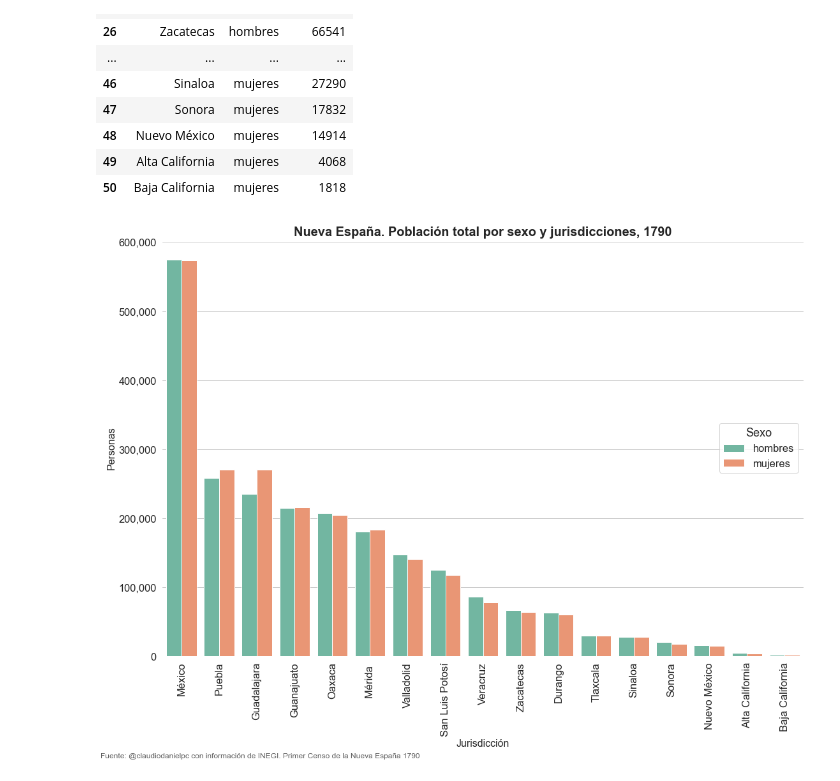
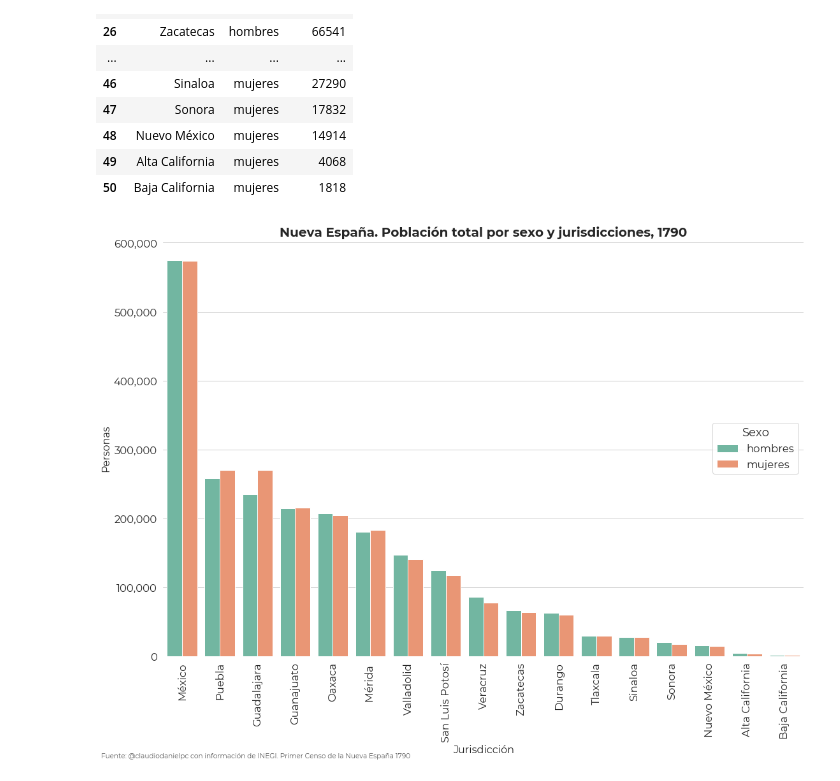
Before and after one commit to claudiodanielpc/censo, a Jupyter notebook: población/censo1790.ipynb, the cells around one changed output. Saved outputs shown, nothing was run; the diff lists cells and outputs as text; code cells hidden in the pictures.

```diff
--- a/población/censo1790.ipynb
+++ b/población/censo1790.ipynb
@@ -121,32 +122,33 @@ df
 | 50 | Baja California | mujeres | 1818 |
 # %%
 #Figura
-#Parámetros de Seaborn
+#Parámetros de Seaborn y fuente
 sns.set(font_scale = 1.5)
 sns.set_palette('Set2')
 sns.set_style("whitegrid")
+rcParams['font.family'] = 'Montserrat'
 
 
 #Definición de la figura
 f, ax = plt.subplots(figsize = (18,12))
 #Grafica de barras
 sns.barplot(x = 'juris', y = 'personas', hue="tipo", data = df,ci=None)
 #Formato de ejes
 plt.ylabel("Personas", size=16)
 plt.xlabel("Jurisdicción", size=16)
 plt.title("Nueva España. Población total por sexo y jurisdicciones, 1790", size=20, fontweight="bold")
 plt.xticks(rotation=90)
 ax.yaxis.set_major_formatter(ticker.StrMethodFormatter('{x:,.0f}'))
 #Gráfico sin marco
 plt.box(on=None)
 #Ubicación de la leyenda
 plt.legend(loc='center right', title='Sexo')
 #Ubicación de la fuente del gráfico
 f.text(.05,-.06, s='Fuente: @claudiodanielpc con información de INEGI. Primer Censo de la Nueva España 1790',
-ha='left', fontsize=12, alpha=0.75)
+ha='left', fontsize=10.5, alpha=0.75)
 #Salvar figura
 f.savefig("D:/dataviz/censo1790.png",dpi=300,bbox_inches="tight")
 #Mostrar figura en Notebook
 plt.show()
 # %% [output]
-[figure, old version]
+[figure, new version]
```
Also changed, not shown: parts of 1 cell of this notebook.
